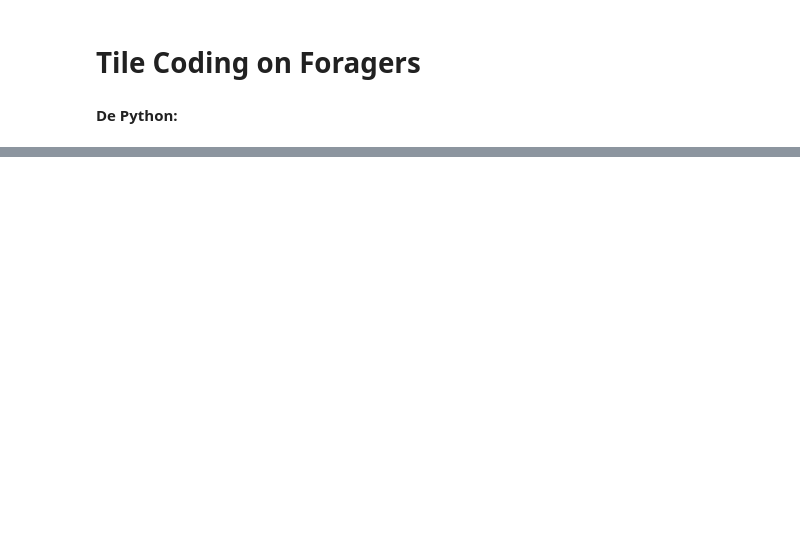
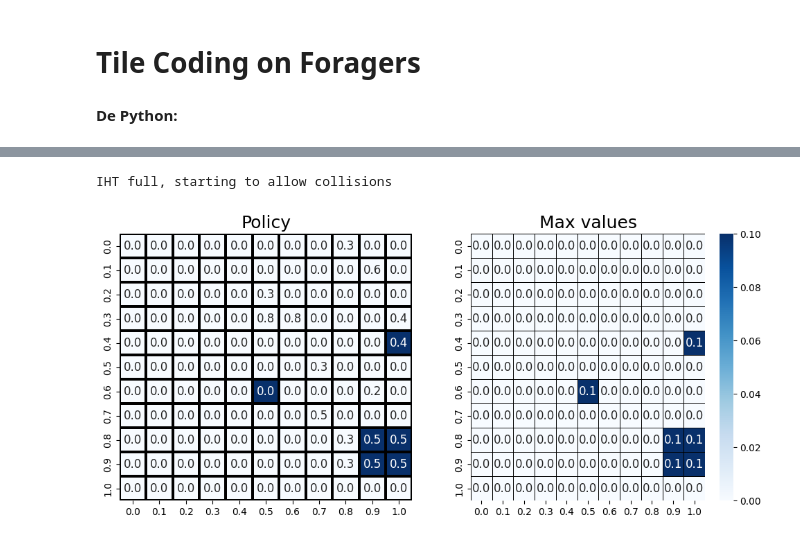
Before and after one commit to EAndrade-Lotero/foragers_and_manager_sim_RL, a Jupyter notebook: notebooks/Tile_Coding_on_Foragers.ipynb, the cells around one changed output, grey strips where cells are left out. Cells and saved outputs as stored; diff of their text form; code cells hidden in the pictures; blank space fills up the shorter version.

```diff
--- a/notebooks/Tile_Coding_on_Foragers.ipynb
+++ b/notebooks/Tile_Coding_on_Foragers.ipynb
@@ -46,11 +94,14 @@ perf.train(num_rounds=1000, num_episodes=100)
 # %%
-dict_acciones = {0:"⬅", 1:"N", 2:"➡"}
+dict_acciones = {i:f"{i/10:.1f}" for i in range(11)}
 q_plot = PlotQApprox2D(
     Q=perf.agent.Q,
     state_scales=state_scales,
     dict_acciones=dict_acciones,
-    mesh_size=20
+    mesh_size=11,
 )
-q_plot.best_actions_with_values(max_deci=2)
+q_plot.best_actions_with_values(max_deci=1)
+# %% [output]
+IHT full, starting to allow collisions
+[figure, added]
 # %%
 perf.test(num_rounds=500, num_episodes=100)
```
Also changed, not shown: parts of 13 cells of this notebook, 12 other files.
